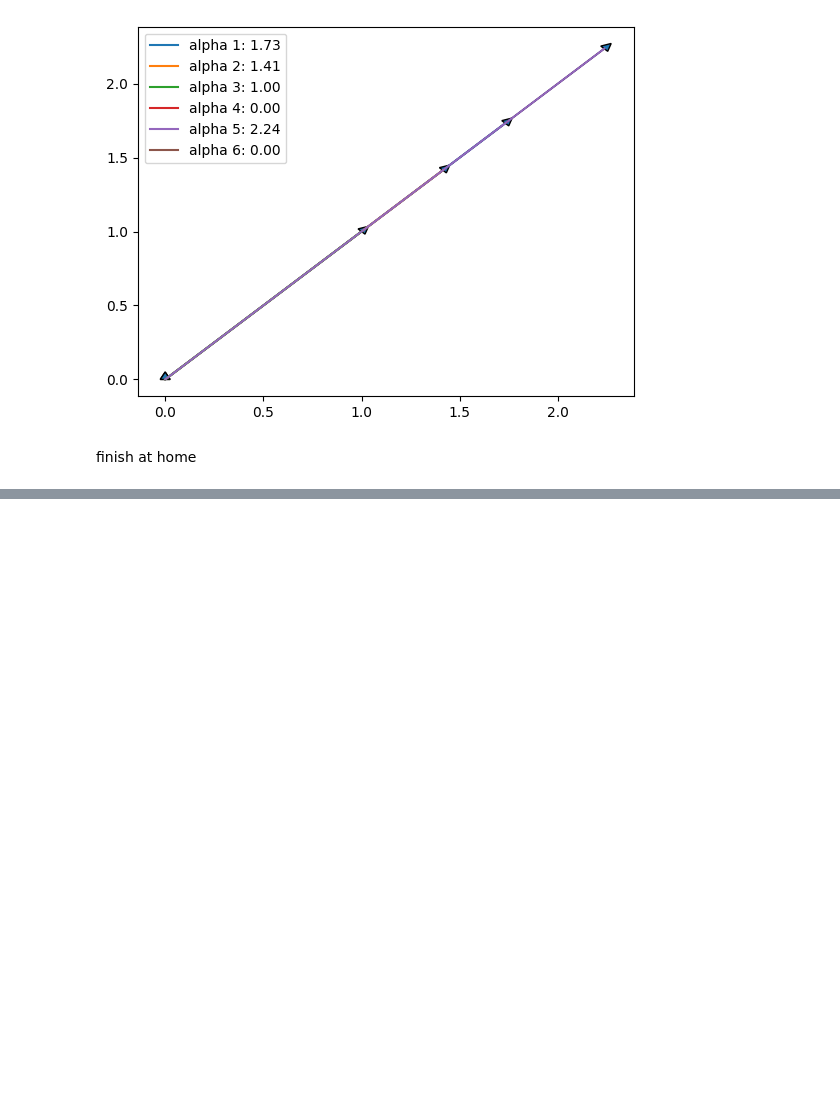
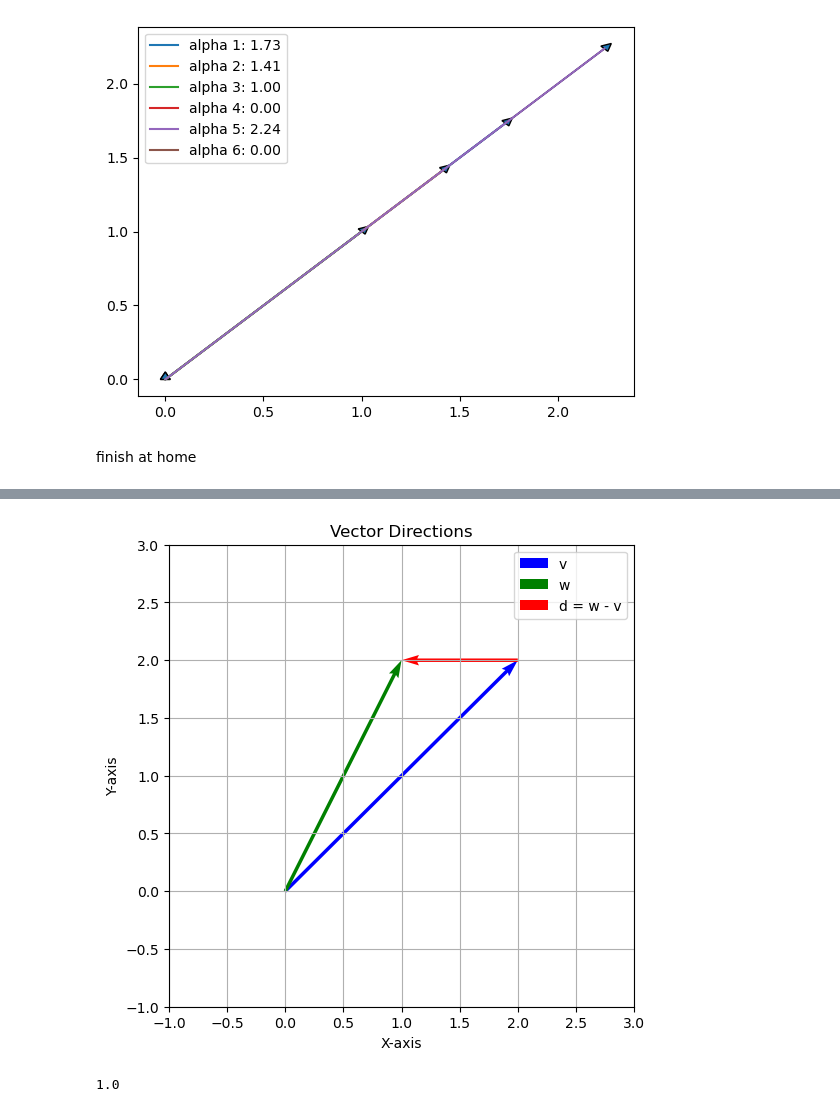
Before and after one commit to JoshKing85/git_maths_projects, a Jupyter notebook: vectors.ipynb, the cells around one changed output, grey strips where cells are left out. Cells and saved outputs as stored; diff of their text form; code cells hidden in the pictures; blank space fills up the shorter version.

```diff
--- a/vectors.ipynb
+++ b/vectors.ipynb
@@ -67,0 +106,47 @@ length for alpha 0.0 is 0.0
+# %%
+# Example
+import numpy as np
+import matplotlib.pyplot as plt
+
+# Define vectors v and w
+v = np.array([2, 2])  # Vector v
+w = np.array([1, 2])  # Vector w
+
+# Calculate d = w - v
+d = w - v
+
+# Plot the vectors
+plt.figure(figsize=(6, 6))
+
+# Plot vector v using quiver
+plt.quiver(0, 0, v[0], v[1],
+           angles='xy',           # Ensure the arrow angles align with the xy coordinate system
+           scale_units='xy',      # Set the scale of the arrow to match the data units
+           scale=1,               # Keep the arrow length proportional to the vector magnitude
+           color='blue', label='v')
+
+# Plot vector w using quiver
+plt.quiver(0, 0, w[0], w[1], angles='xy',  scale_units='xy', scale=1, color='green', label='w')
+
+# Plot vector d = w - v using quiver
+plt.quiver(v[0], v[1], d[0], d[1], angles='xy', scale_units='xy', scale=1, color='red', label='d = w - v')
+
+# Add legend for the vectors
+plt.legend(['v', 'w', 'd = w - v'])
+
+# Set the axis limits and ensure equal scaling
+plt.xlim(-1, 3)
+plt.ylim(-1, 3)
+plt.grid()
+
+# Add titles and labels
+plt.title('Vector Directions')
+plt.xlabel('X-axis')
+plt.ylabel('Y-axis')
+
+# Display the plot
+plt.show()
+print(np.sqrt(d@d))
+# %% [output]
+[figure, added]
+1.0
```
Also changed, not shown: parts of 5 cells of this notebook.
